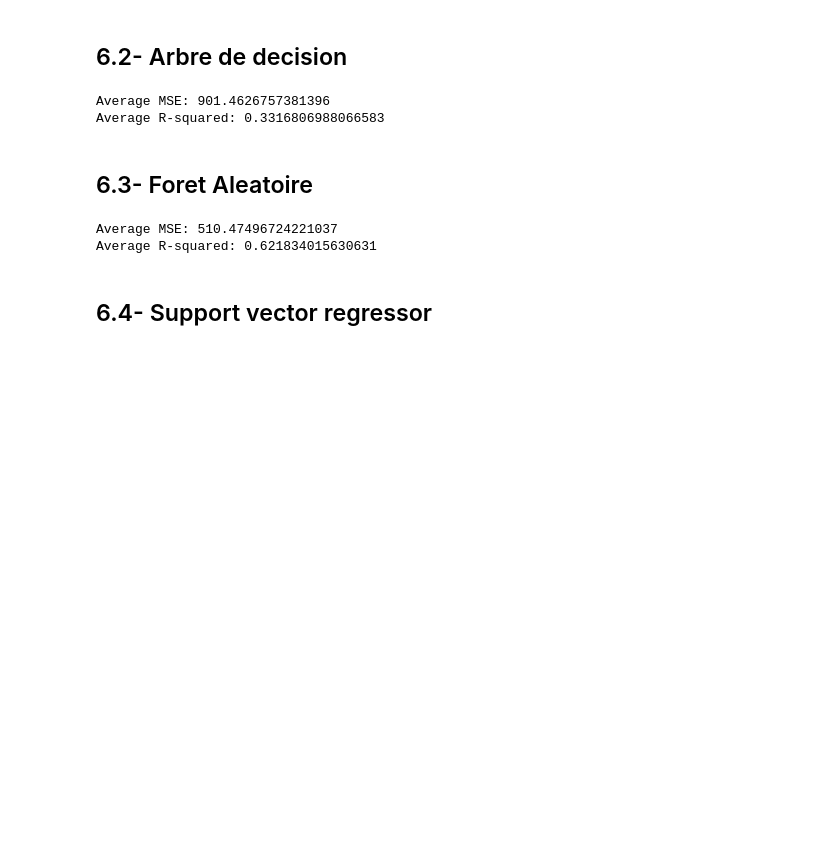
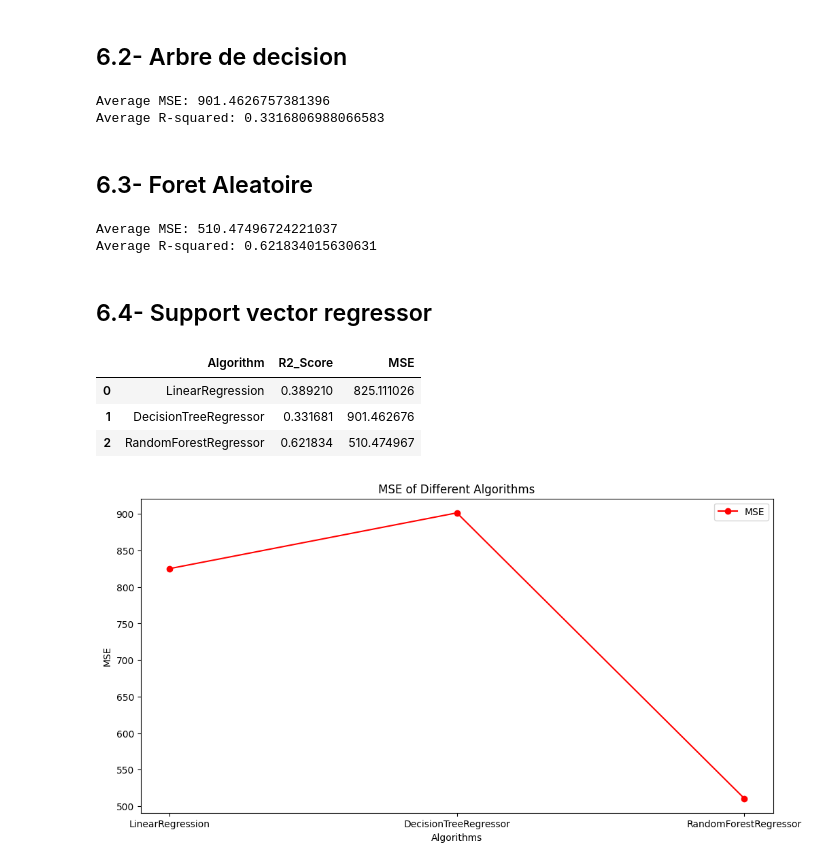
Before and after one commit to khawlabel/projet_Ml, a Jupyter notebook: projet_Ml.ipynb, the cells around one changed output. Cells and saved outputs as stored; diff of their text form; code cells hidden in the pictures; blank space fills up the shorter version.

Commit message:
ajout des graphes

```diff
--- a/projet_Ml.ipynb
+++ b/projet_Ml.ipynb
@@ -461,6 +466,9 @@ avg_r2_DT = np.mean(r2_scores)
 
 print(f'Average MSE: {avg_mse_DT}')
 print(f'Average R-squared: {avg_r2_DT}')
+
+MSE.append(avg_mse_DT)
+R2.append(avg_r2_DT)
 # %% [output]
 Average MSE: 901.4626757381396
 Average R-squared: 0.3316806988066583
@@ -507,6 +515,9 @@ avg_r2_RF = np.mean(r2_scores)
 
 print(f'Average MSE: {avg_mse_RF}')
 print(f'Average R-squared: {avg_r2_RF}')
+
+MSE.append(avg_mse_RF)
+R2.append(avg_r2_RF)
 # %% [output]
 Average MSE: 510.47496724221037
 Average R-squared: 0.621834015630631
@@ -551,5 +562,33 @@ for train_index, test_index in kf.split(X):
 avg_mse = np.mean(mse_scores)
 avg_r2 = np.mean(r2_scores)
 
-print(f'Average MSE: {avg_mse}')
-print(f'Average R-squared: {avg_r2}')
+print(f'Average MSE: {avg_mse_SVM}')
+print(f'Average R-squared: {avg_r2_SVM}')
+
+MSE.append(avg_mse_SVM)
+R2.append(avg_r2_SVM)
+# %%
+df=pd.DataFrame({'Algorithm':Algorithm,'R2_Score':R2,'MSE':MSE})
+df
+# %% [output]
+|  | Algorithm | R2_Score | MSE |
+| 0 | LinearRegression | 0.389210 | 825.111026 |
+| 1 | DecisionTreeRegressor | 0.331681 | 901.462676 |
+| 2 | RandomForestRegressor | 0.621834 | 510.474967 |
+# %%
+
+algorithms = df['Algorithm']
+mse_values = df['MSE']
+fig, ax = plt.subplots(figsize=(12, 6))
+ax.plot(algorithms, mse_values, label='MSE', color='red', marker='o')
+ax.set_title('MSE of Different Algorithms')
+ax.set_xlabel('Algorithms')
+ax.set_ylabel('MSE')
+
+# Add a legend
+ax.legend()
+
+# Display the plot
+plt.show()
+# %% [output]
+[figure, added]
```
Also changed, not shown: parts of 2 cells of this notebook.
